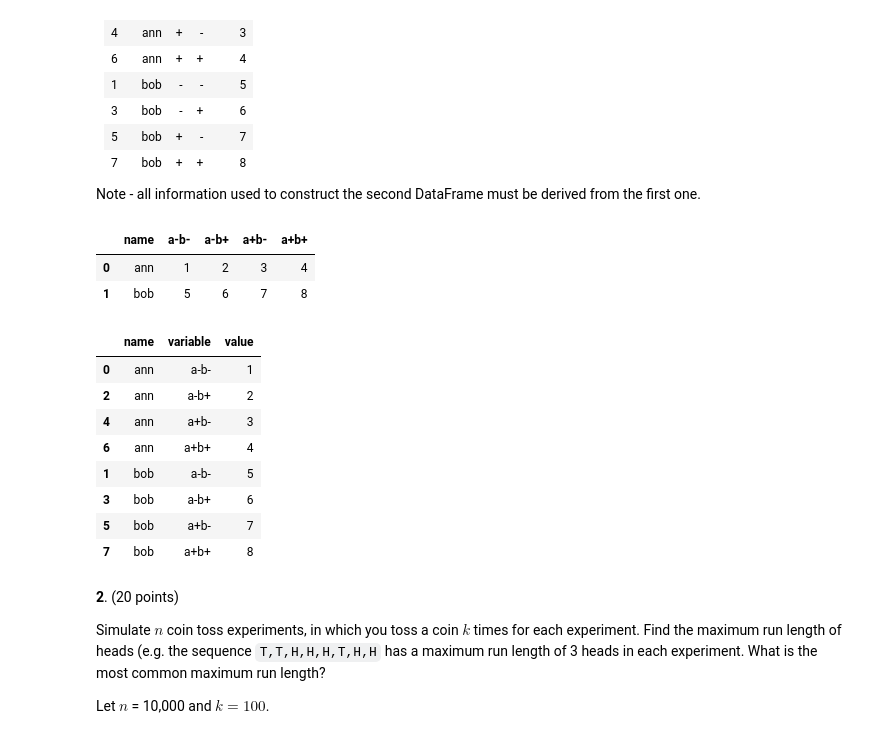
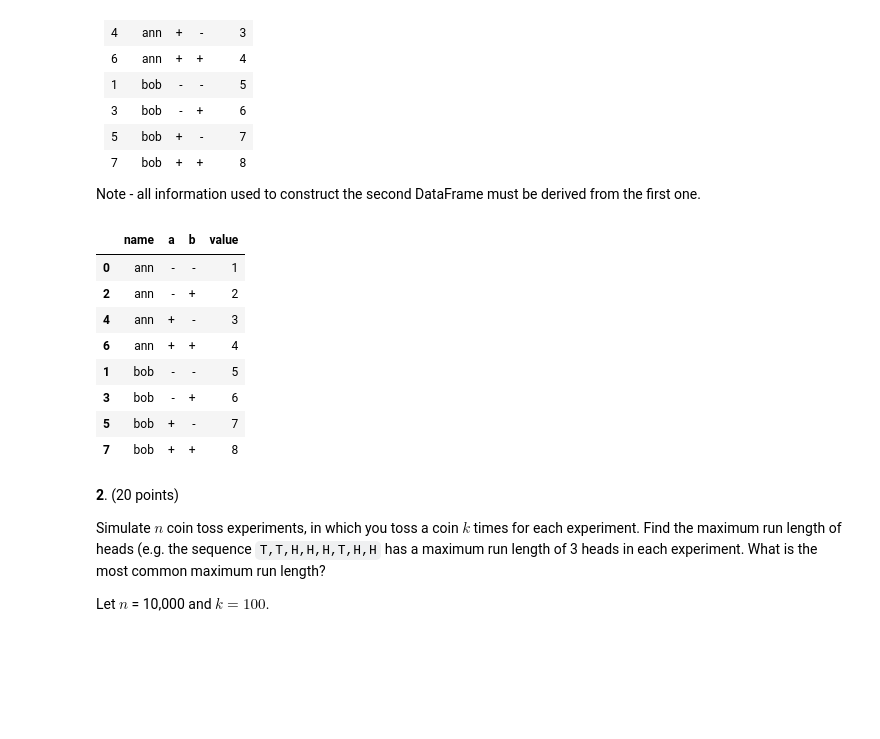
Before and after one commit to robkravec/sta-663-2021, a Jupyter notebook: notebooks/copies/homework/Homework03.ipynb, the cells around one changed output. Drawn from its saved outputs; the diff is of its cells as text; code cells hidden in the pictures; blank space fills up the shorter version.

```diff
--- a/notebooks/copies/homework/Homework03.ipynb
+++ b/notebooks/copies/homework/Homework03.ipynb
@@ -29,28 +29,29 @@ Note - all information used to construct the second DataFrame must be derived fr
 # %%
 # Create starting DataFrame
 start_df = pd.DataFrame(data = np.arange(1, 9).reshape(2, -1),
                        columns = ['a-b-', 'a-b+', 'a+b-', 'a+b+'])
 start_df.insert(0, 'name', ['ann', 'bob'])
 
-start_df
+# Melt dataframe to create 8 rows
+melt_df = pd.melt(frame = start_df, id_vars = 'name', value_name = 'value').sort_values(by = 'value')
+
+# Transform 'variable' column into desired end state
+melt_df.insert(1, melt_df.variable.str.slice(stop = 1)[0], melt_df.variable.str.slice(start = 1, stop = 2))
+melt_df.insert(2, melt_df.variable.str.slice(start = 2, stop = 3)[0], melt_df.variable.str.slice(start = 3))
+melt_df = melt_df.drop(columns = 'variable')
+
+# Display result
+melt_df
 # %% [output]
-|  | name | a-b- | a-b+ | a+b- | a+b+ |
-| 0 | ann | 1 | 2 | 3 | 4 |
-| 1 | bob | 5 | 6 | 7 | 8 |
+|  | name | a | b | value |
+| 0 | ann | - | - | 1 |
+| 2 | ann | - | + | 2 |
+| 4 | ann | + | - | 3 |
+| 6 | ann | + | + | 4 |
+| 1 | bob | - | - | 5 |
+| 3 | bob | - | + | 6 |
+| 5 | bob | + | - | 7 |
+| 7 | bob | + | + | 8 |
-# %%
-# Melt dataframe to create 8 rows
-melt_df = pd.melt(frame = start_df, id_vars = 'name', value_name = 'value').sort_values(by = 'value')
-melt_df
-# %% [output]
-|  | name | variable | value |
-| 0 | ann | a-b- | 1 |
-| 2 | ann | a-b+ | 2 |
-| 4 | ann | a+b- | 3 |
-| 6 | ann | a+b+ | 4 |
-| 1 | bob | a-b- | 5 |
-| 3 | bob | a-b+ | 6 |
-| 5 | bob | a+b- | 7 |
-| 7 | bob | a+b+ | 8 |
 # %% [markdown]
 **2**. (20 points)
 
```
Also changed, not shown: 1 other file.
